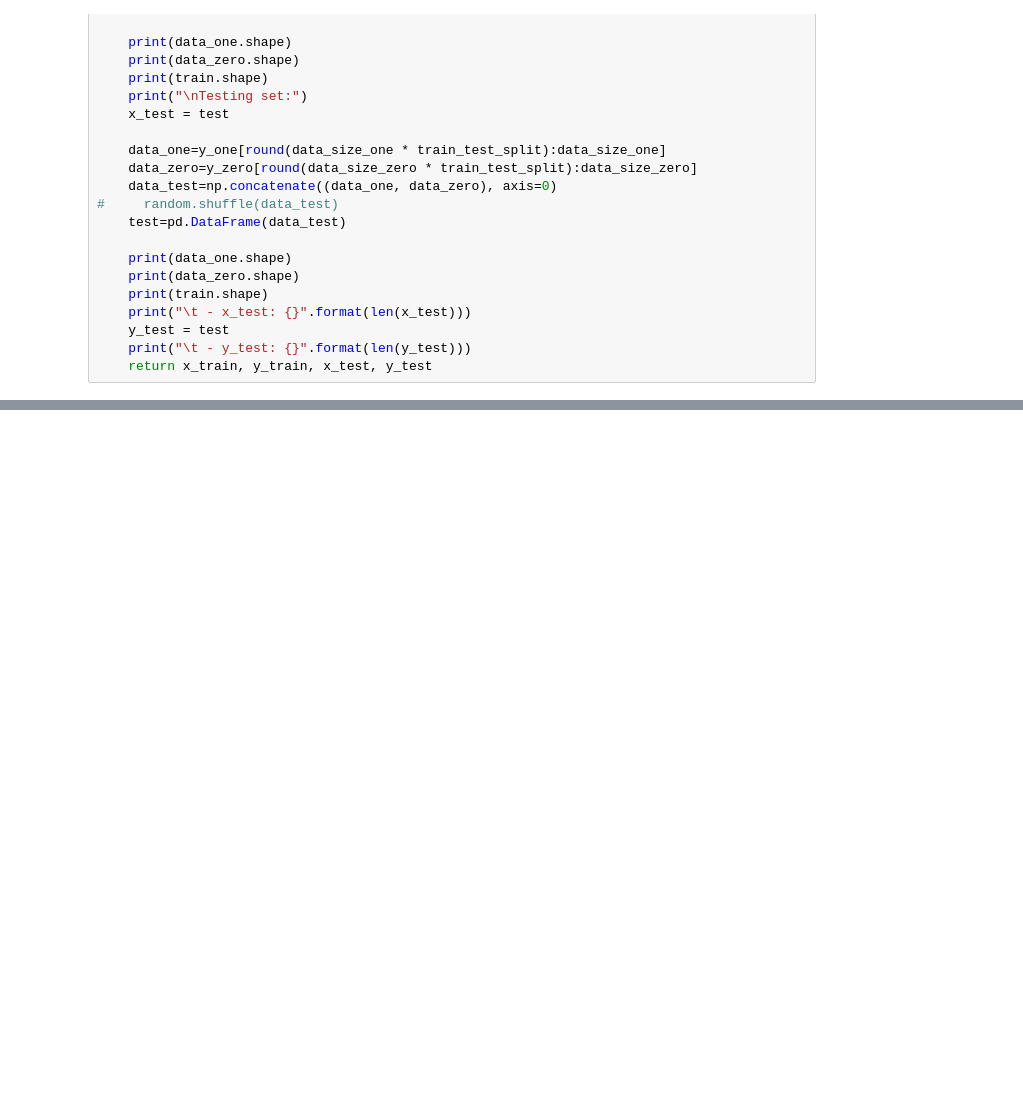
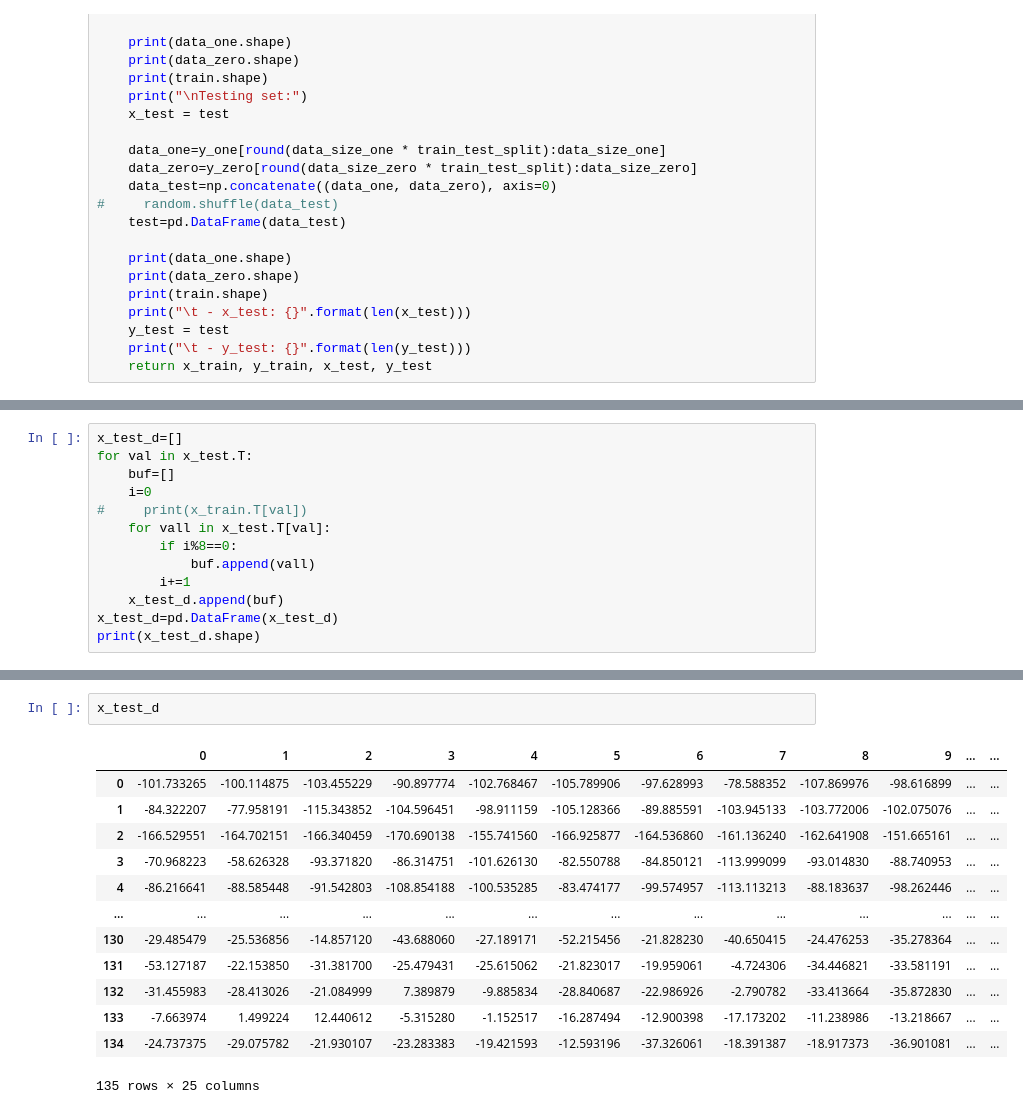
Before and after one commit to DoubleDoo/DEABrain-CW2021, a Jupyter notebook: WinApp/data_samples/lastone.ipynb, the cells around one changed output, grey strips where cells are left out. Drawn from its saved outputs; the diff is of its cells as text; blank space fills up the shorter version.

```diff
--- a/WinApp/data_samples/lastone.ipynb
+++ b/WinApp/data_samples/lastone.ipynb
@@ -210,0 +269,13 @@ print(y_test.shape)
+# %%
+x_test_d=[]
+for val in x_test.T:
+    buf=[]
+    i=0
+#     print(x_train.T[val])
+    for vall in x_test.T[val]:
+        if i%8==0:
+            buf.append(vall)
+        i+=1
+    x_test_d.append(buf)
+x_test_d=pd.DataFrame(x_test_d)
+print(x_test_d.shape)
@@ -210,0 +300,16 @@ print(y_test.shape)
+# %%
+x_test_d
+# %% [output]
+|  | 0 | 1 | 2 | 3 | 4 | 5 | 6 | 7 | 8 | 9 | ... | ... |
+| 0 | -101.733265 | -100.114875 | -103.455229 | -90.897774 | -102.768467 | -105.789906 | -97.628993 | -78.588352 | -107.869976 | -98.616899 | ... | ... |
+| 1 | -84.322207 | -77.958191 | -115.343852 | -104.596451 | -98.911159 | -105.128366 | -89.885591 | -103.945133 | -103.772006 | -102.075076 | ... | ... |
+| 2 | -166.529551 | -164.702151 | -166.340459 | -170.690138 | -155.741560 | -166.925877 | -164.536860 | -161.136240 | -162.641908 | -151.665161 | ... | ... |
+| 3 | -70.968223 | -58.626328 | -93.371820 | -86.314751 | -101.626130 | -82.550788 | -84.850121 | -113.999099 | -93.014830 | -88.740953 | ... | ... |
+| 4 | -86.216641 | -88.585448 | -91.542803 | -108.854188 | -100.535285 | -83.474177 | -99.574957 | -113.113213 | -88.183637 | -98.262446 | ... | ... |
+| ... | ... | ... | ... | ... | ... | ... | ... | ... | ... | ... | ... | ... |
+| 130 | -29.485479 | -25.536856 | -14.857120 | -43.688060 | -27.189171 | -52.215456 | -21.828230 | -40.650415 | -24.476253 | -35.278364 | ... | ... |
+| 131 | -53.127187 | -22.153850 | -31.381700 | -25.479431 | -25.615062 | -21.823017 | -19.959061 | -4.724306 | -34.446821 | -33.581191 | ... | ... |
+| 132 | -31.455983 | -28.413026 | -21.084999 | 7.389879 | -9.885834 | -28.840687 | -22.986926 | -2.790782 | -33.413664 | -35.872830 | ... | ... |
+| 133 | -7.663974 | 1.499224 | 12.440612 | -5.315280 | -1.152517 | -16.287494 | -12.900398 | -17.173202 | -11.238986 | -13.218667 | ... | ... |
+| 134 | -24.737375 | -29.075782 | -21.930107 | -23.283383 | -19.421593 | -12.593196 | -37.326061 | -18.391387 | -18.917373 | -36.901081 | ... | ... |
+135 rows × 25 columns
```
Also changed, not shown: parts of 25 cells of this notebook, 5 other files.
